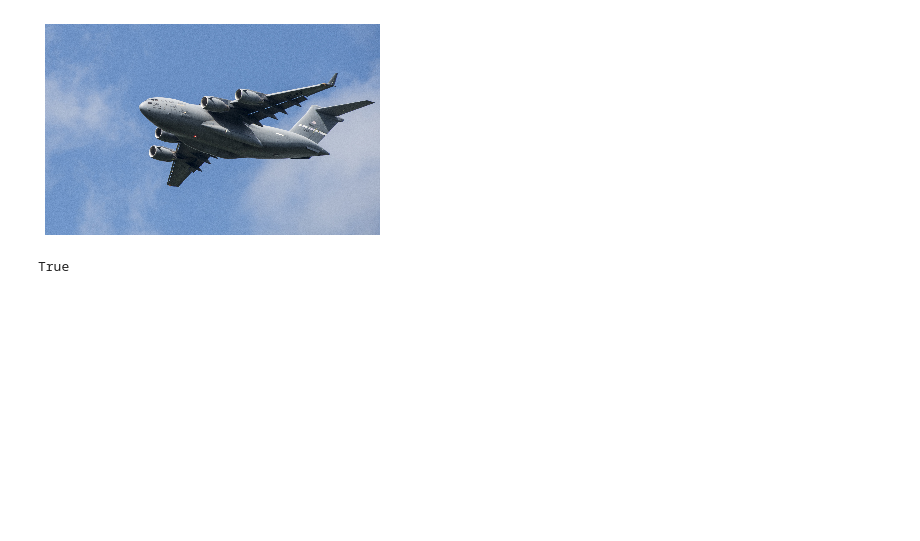
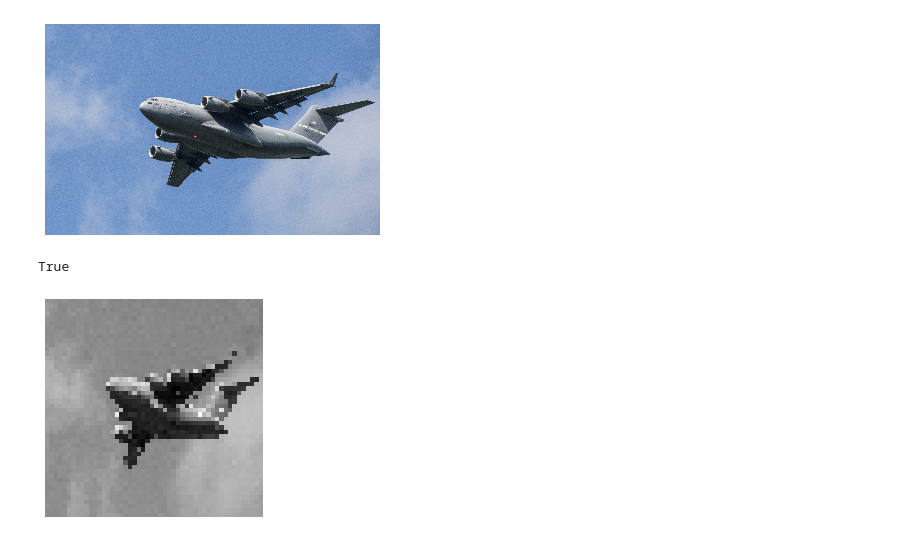
Before and after one commit to ArchieDash/O-REILLY-Machine-Learning, a Jupyter notebook: Chapter_8.ipynb, the cells around one changed output. Cells and saved outputs as stored; diff of their text form; code cells hidden in the pictures; blank space fills up the shorter version.

Commit message:
Images processing

```diff
--- a/Chapter_8.ipynb
+++ b/Chapter_8.ipynb
@@ -4,5 +4,10 @@
 import cv2
 import numpy as np
 import matplotlib.pyplot as plt
+# %%
+def show_image(image, cmap="gray"):
+    plt.imshow(image, cmap)
+    plt.axis("off")
+    return plt.show()
 # %%
 image = cv2.imread("images/plane.jpg", cv2.IMREAD_GRAYSCALE)
@@ -49,3 +50,8 @@ plt.show()
 cv2.imwrite("images/plane_new.jpg", image)  # make a copy of the image
 # %% [output]
 True
+# %%
+image_50x50 = cv2.resize(image, (50, 50))
+show_image(image_50x50)
+# %% [output]
+[figure, added]
```
Also changed, not shown: parts of 9 cells of this notebook.
